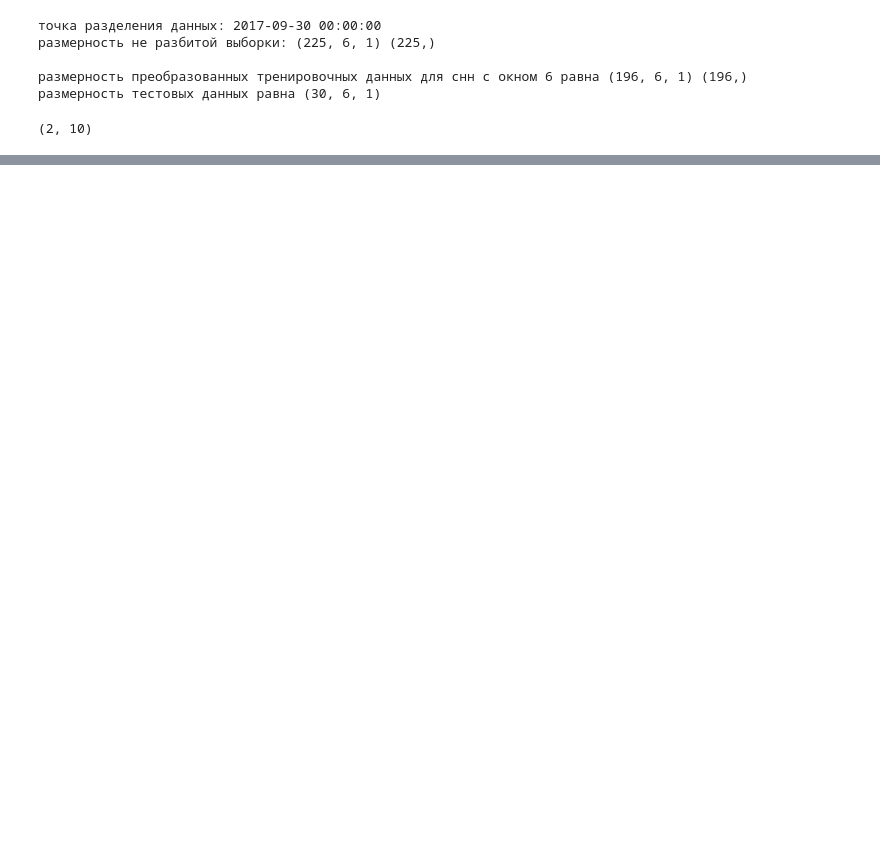
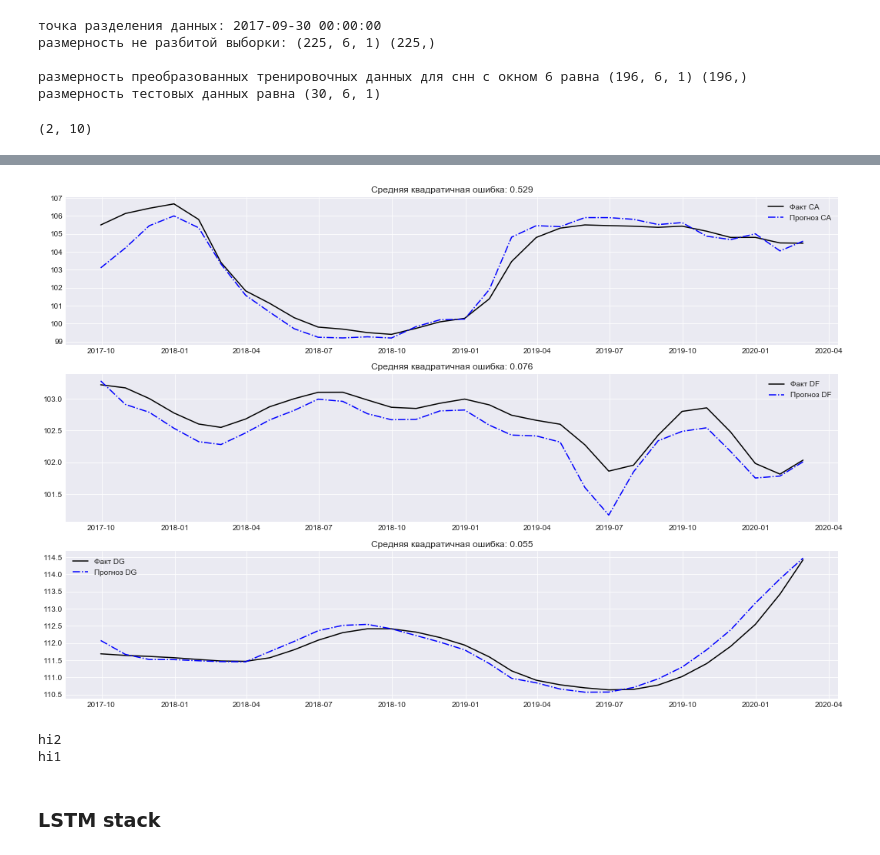
Before and after one commit to KosarevVS/stacks-for-TS, a Jupyter notebook: main_model.ipynb, the cells around one changed output, grey strips where cells are left out. Cells and saved outputs as stored; diff of their text form; code cells hidden in the pictures; blank space fills up the shorter version.

```diff
--- a/main_model.ipynb
+++ b/main_model.ipynb
@@ -127,0 +159,12 @@ def size(model): # Compute number of params in a model (the actual number of flo
+# %%
+%%time
+model1=get_hist_ulstm(X_train1)
+model2=get_hist_ulstm(X_train2)
+model3=get_hist_ulstm(X_train3)
+
+histor1=model.fit({'fact_ipp_1': X_train1},{'out_1':y_train1},validation_data=({'fact_ipp_1': X_test1},
+          {'out_1':y_test1}),epochs=200, batch_size=len(X_test1),verbose=0)
+histor2=model.fit({'fact_ipp_1': X_train2},{'out_1':y_train2},validation_data=({'fact_ipp_1': X_test2},
+          {'out_1':y_test2}),epochs=200, batch_size=len(X_test2),verbose=0)
+histor3=model.fit({'fact_ipp_1': X_train3},{'out_1':y_train3},validation_data=({'fact_ipp_1': X_test3},
+          {'out_1':y_test3}),epochs=200, batch_size=len(X_test1),verbose=0)
@@ -127,0 +178,15 @@ def size(model): # Compute number of params in a model (the actual number of flo
+# %%
+#для чистоты эксперемента тут нужно и test выборку пересобирать с учетом предсказаний
+def with_rolling(model, X_train1, y_train1, X_test1, y_test1):
+    y_hat=np.array([])
+    for i in range(0,len(y_test1)):
+        history=model.fit(X_train1,y_train1, epochs=200, batch_size=len(X_train1),verbose=0)
+        y_hat=np.hstack([y_hat,model.predict(X_test1[i].reshape(1,6,1))[0]])
+        X_train1=np.concatenate((X_train1,X_test1[i].reshape(1,6,1)))
+        y_train1=np.append(y_train1,y_test1[i])
+    return y_hat
+# %%
+%%time
+pred1=with_rolling(model1,X_train1, y_train1, X_test1, y_test1)
+pred2=with_rolling(model2,X_train2, y_train2, X_test2, y_test2)
+pred3=with_rolling(model3,X_train3, y_train3, X_test3, y_test3)
@@ -127,0 +196,8 @@ def size(model): # Compute number of params in a model (the actual number of flo
+# %%
+pred_ulstm,init_test,forectest_mse=make_forectest_df(pred1.reshape((30,1)),
+                                                     pred2.reshape((30,1)),
+                                                     pred3.reshape((30,1)))
+# %%
+plot_forec_val(pred_ulstm,init_test,forectest_mse,save=True)
+# %% [output]
+[figure, added]
@@ -127,0 +219,7 @@ def size(model): # Compute number of params in a model (the actual number of flo
+# %%
+my_LSTM.stack()
+# %% [output]
+hi2
+hi1
+# %% [markdown]
+### LSTM stack
```
Also changed, not shown: parts of 47 cells of this notebook, 1 other file.
